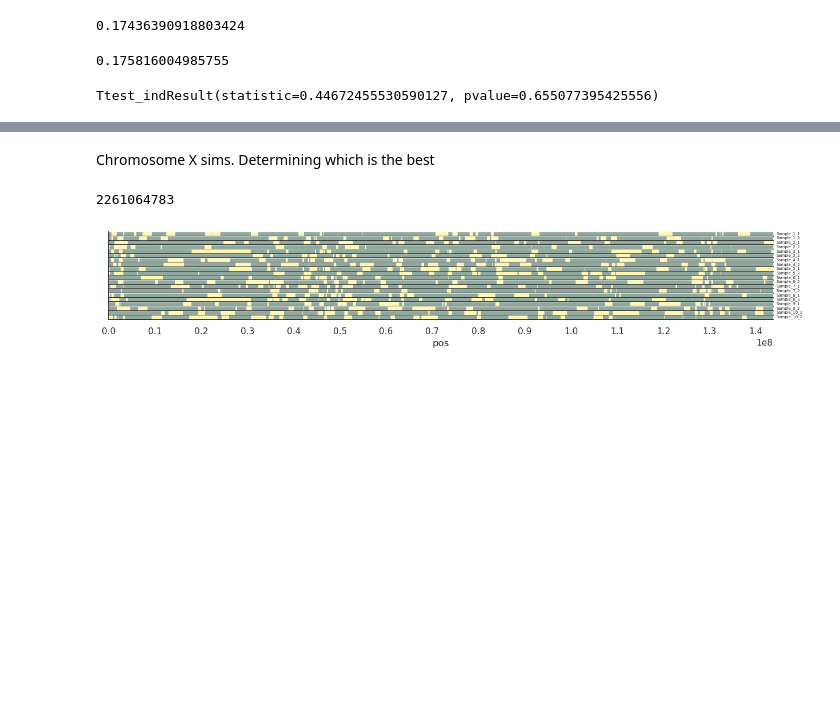
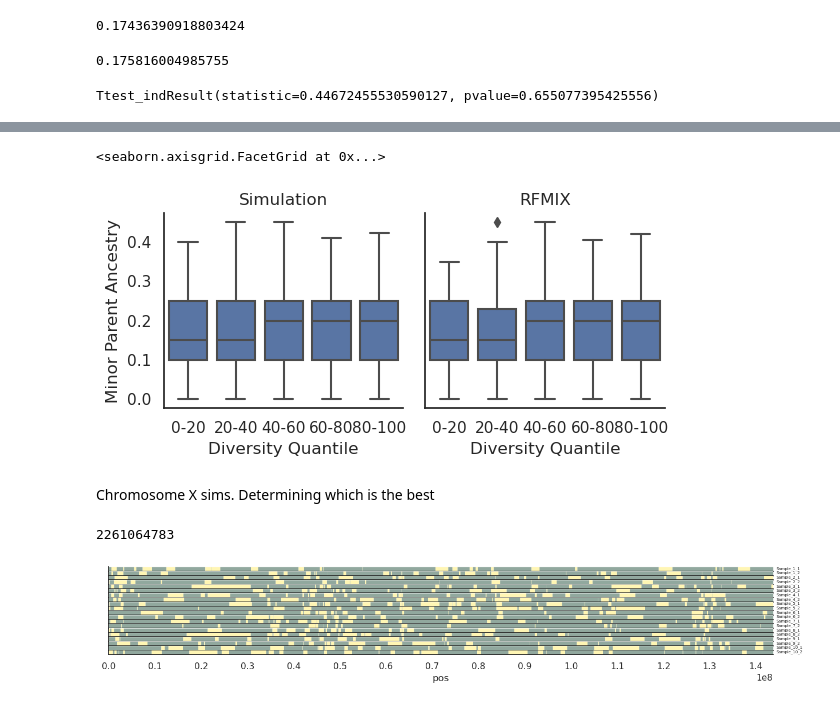
Before and after one commit to erikfogh/admixture_baboons, a Jupyter notebook: review_notebooks/sim03_sim_statistics.ipynb, the cells around one changed output, grey strips where cells are left out. Saved outputs shown, nothing was run; the diff lists cells and outputs as text; code cells hidden in the pictures; blank space fills up the shorter version.

```diff
--- a/review_notebooks/sim03_sim_statistics.ipynb
+++ b/review_notebooks/sim03_sim_statistics.ipynb
@@ -677,0 +751,3 @@ Ttest_indResult(statistic=0.44672455530590127, pvalue=0.655077395425556)
+# %%
+mean_div = mean_df.merge(mean_diversity.loc[mean_diversity.chrom == "chr8"], on="start")
+mean_div
@@ -677,0 +768,7 @@ Ttest_indResult(statistic=0.44672455530590127, pvalue=0.655077395425556)
+# %%
+mean_div["minor_parent_ancestry"] = 1-mean_div.north_sum/100000
+mean_group =  mean_div.groupby(["chrom", "start", "end"])[["minor_parent_ancestry", "diversity"]].mean().reset_index()
+# %%
+mean_bp_df["minor_parent_ancestry"] = 1-mean_bp_df.north_sum/100000
+mean_bp_df = mean_bp_df.merge(mean_diversity.loc[mean_diversity.chrom == "chr8"], on="start")
+mean_bp_df
@@ -677,0 +789,7 @@ Ttest_indResult(statistic=0.44672455530590127, pvalue=0.655077395425556)
+# %%
+c_r_g_df = pd.read_csv("../steps/rfmix_stats_df/call_recomb_genes.txt")
+admix_div_mean = mean_diversity.merge(c_r_g_df, on=["chrom", "start"])
+prune_starts = admix_div_mean.loc[(admix_div_mean.callable_frac < 0.5) |
+                              (admix_div_mean.diversity <= 0.000513) |
+                                 (admix_div_mean.diversity >= 0.00499)].start
+prune_starts
@@ -678,3 +804,22 @@ Ttest_indResult(statistic=0.44672455530590127, pvalue=0.655077395425556)
+# %%
+mean_group = mean_div.groupby(["chrom", "start", "end"])[["minor_parent_ancestry", "diversity"]].mean().reset_index()
+mean_group_bp = mean_bp_df.groupby(["start", "end"])[["minor_parent_ancestry", "diversity"]].mean().reset_index()
+mean_group["Sim or RFMIX"] = "RFMIX"
+mean_group_bp["Sim or RFMIX"] = "Simulation"
+mean_group_concat = pd.concat([mean_group_bp,mean_group])
+mean_group_concat["Diversity Quantile"] = pd.qcut(mean_group_concat.diversity, 5,
+                                                       labels=["0-20","20-40",
+                                                              "40-60","60-80",
+                                                              "80-100"])
+g = sns.FacetGrid(mean_group_concat.loc[~(mean_group_concat.start.isin(prune_starts))], col="Sim or RFMIX")
+g.map_dataframe(sns.boxplot, y="minor_parent_ancestry", x="Diversity Quantile")
+#g.map_dataframe(sns.stripplot, x="minor_parent_percentage", y="Diversity Quantile", alpha=0.05)
+#g.set(xlim=(0, 0.25))
+g.set_titles(col_template="{col_name}")
+g.set(xlabel="Diversity Quantile", ylabel="Minor Parent Ancestry")
+# %% [output]
+<seaborn.axisgrid.FacetGrid at 0x...>
+[figure, added]
 # %% [markdown]
 Chromosome X sims. Determining which is the best
 # %%
```
Also changed, not shown: parts of 9 cells of this notebook, 10 other files.
